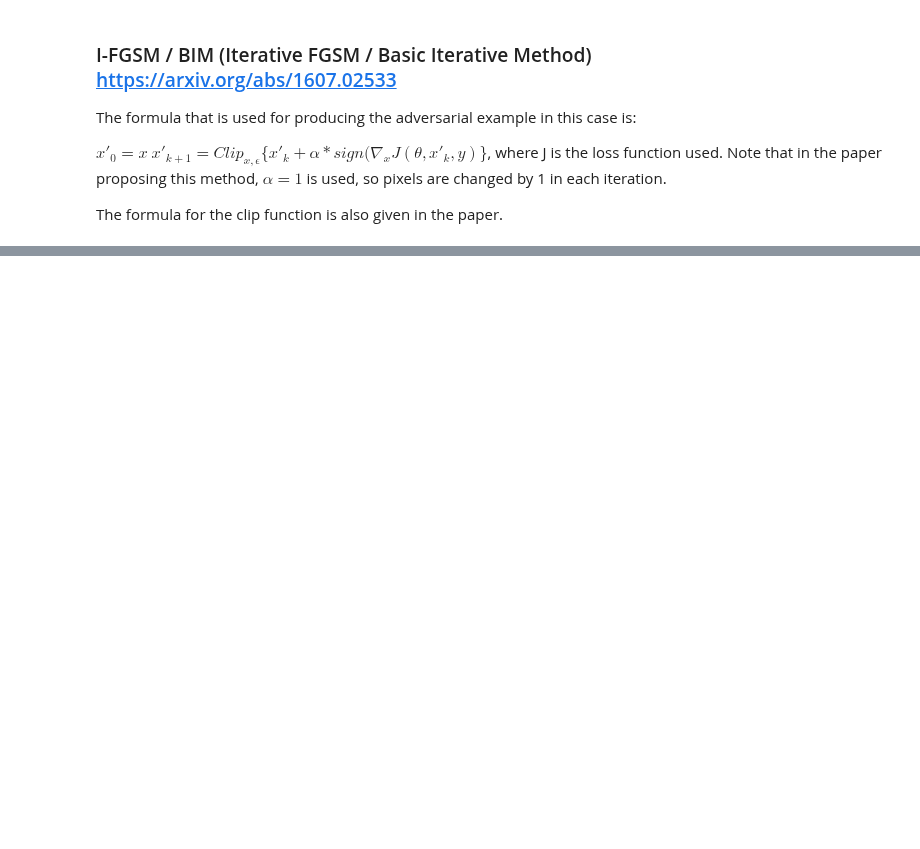
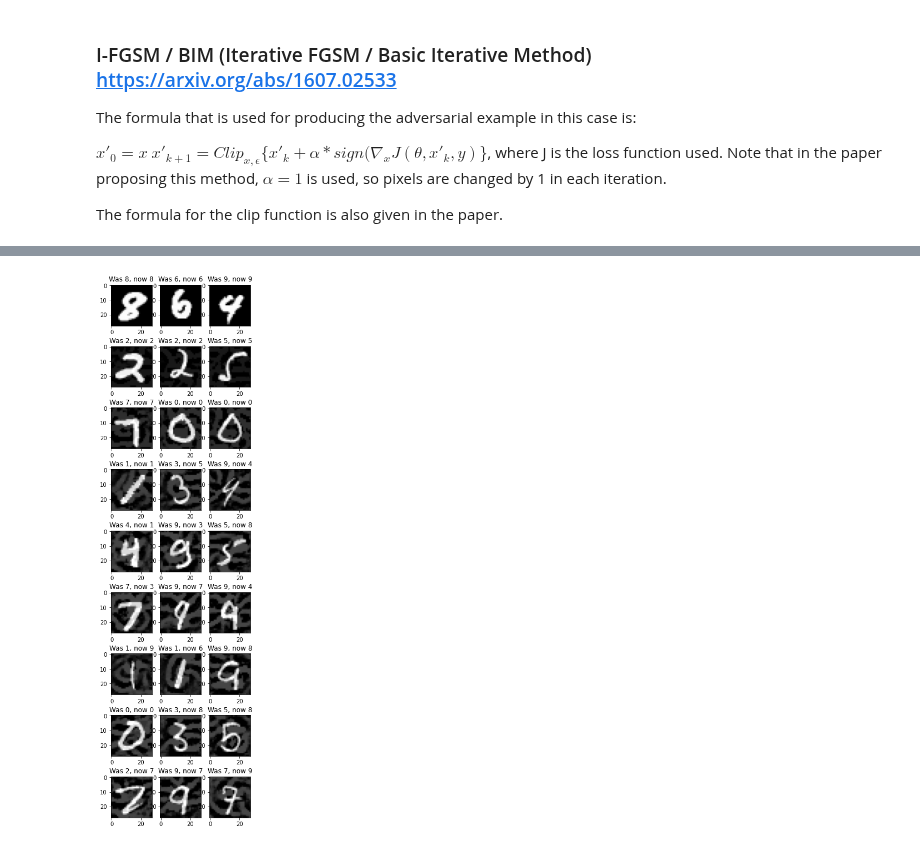
Before and after one commit to calinbiberea/towards-joint-defence-framework-commit-archive, a Jupyter notebook: notebooks/mnist.ipynb, the cells around one changed output, grey strips where cells are left out. Drawn from its saved outputs; the diff is of its cells as text; code cells hidden in the pictures; blank space fills up the shorter version.

```diff
--- a/notebooks/mnist.ipynb
+++ b/notebooks/mnist.ipynb
@@ -419,4 +420,6 @@ for r, epsilon in zip(range(number_rows), epsilons):
 # %%
 for epsilon in epsilons:
-    ifgsm_attack_trained_model(model, loss_function, epsilon=epsilon)
+    attack_trained_model(
+        model, loss_function, ifgsm.ifgsm_attack, epsilon=epsilon, alpha=1
+    )
 # %% [output]
@@ -448,0 +463,9 @@ Testing the model using I-FGSM with epsilon = 4, alpha = 1...
+# %%
+# Several values to use for the epsilons
+epsilons = [0, 0.05, 0.1, 0.15, 0.3, 1, 2, 3, 4]
+# %%
+print_perturbed_images(
+    model, loss_function, pgd.pgd_attack, epsilons, alpha=(2 / 255)
+)
+# %% [output]
+[figure, added]
```
Also changed, not shown: parts of 13 cells of this notebook, 5 other files.
